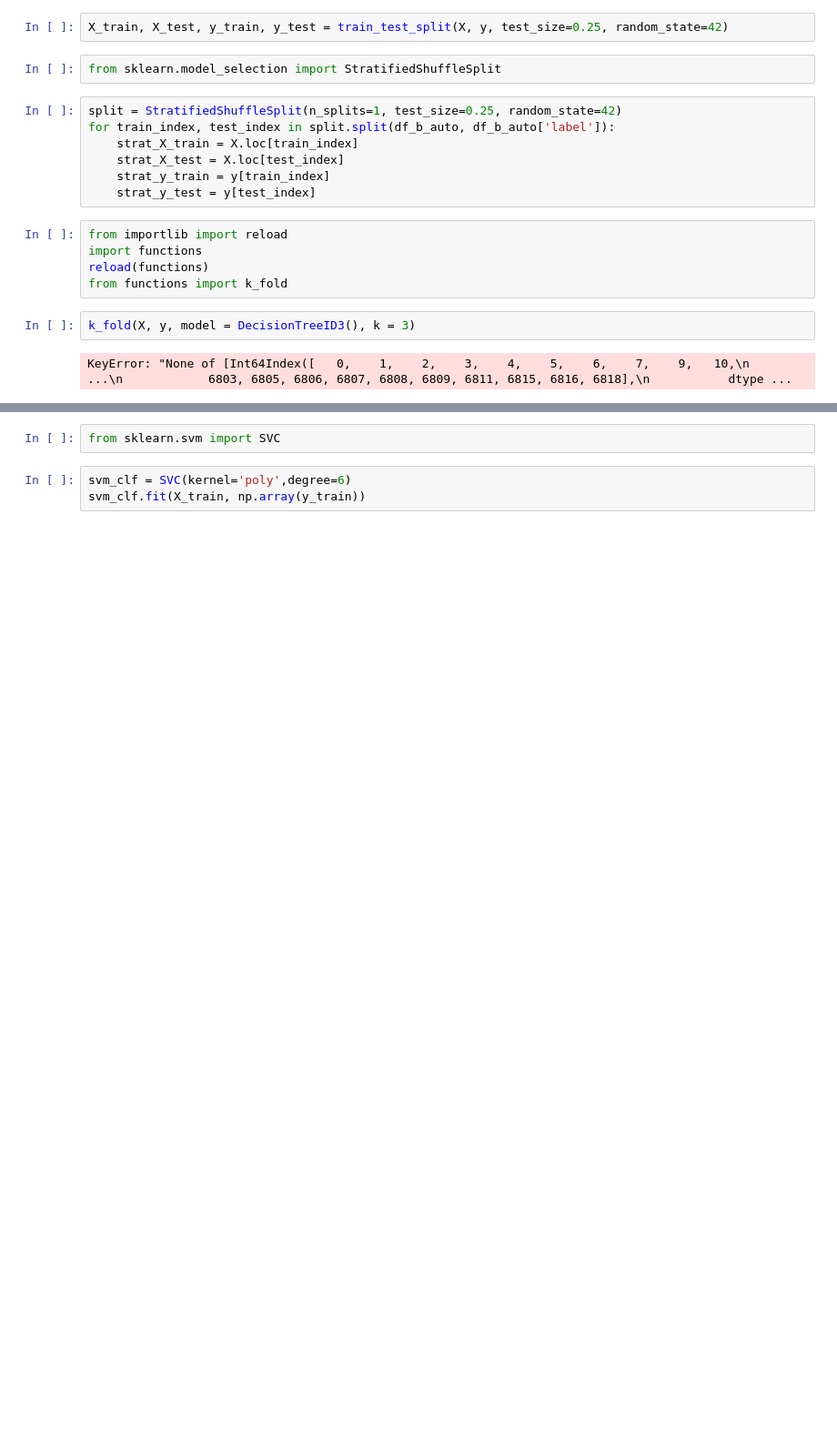
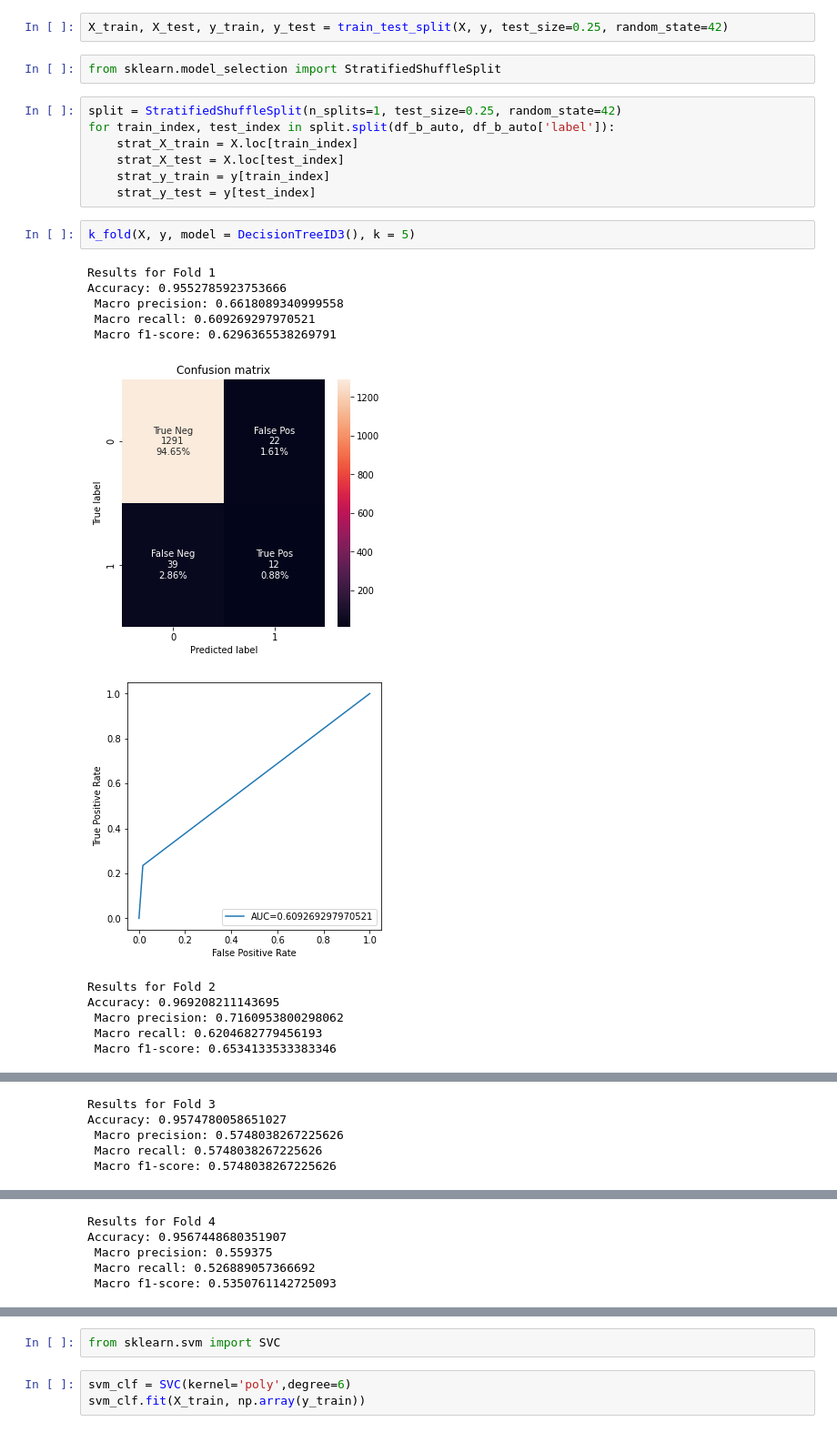
Before and after one commit to JakubSzczepanowski/ForestSVM, a Jupyter notebook: kod/experiments2.ipynb, the cells around one changed output, grey strips where cells are left out. Shown at 91% size. Cells and saved outputs as stored; diff of their text form; blank space fills up the shorter version.

```diff
--- a/kod/experiments2.ipynb
+++ b/kod/experiments2.ipynb
@@ -1020,12 +1026,18 @@ for train_index, test_index in split.split(df_b_auto, df_b_auto['label']):
     strat_X_test = X.loc[test_index]
     strat_y_train = y[train_index]
     strat_y_test = y[test_index]
-# %%
-from importlib import reload
-import functions
-reload(functions)
-from functions import k_fold
 # %%
-k_fold(X, y, model = DecisionTreeID3(), k = 3)
+k_fold(X, y, model = DecisionTreeID3(), k = 5)
 # %% [output]
-KeyError: "None of [Int64Index([   0,    1,    2,    3,    4,    5,    6,    7,    9,   10,\n            ...\n            6803, 6805, 6806, 6807, 6808, 6809, 6811, 6815, 6816, 6818],\n           dtype ...
+Results for Fold 1
+Accuracy: 0.9552785923753666
+ Macro precision: 0.6618089340999558
+ Macro recall: 0.609269297970521
+ Macro f1-score: 0.6296365538269791
+[figure, added]
+[figure, added]
+Results for Fold 2
+Accuracy: 0.969208211143695
+ Macro precision: 0.7160953800298062
+ Macro recall: 0.6204682779456193
+ Macro f1-score: 0.6534133533383346
@@ -1031,0 +1046,5 @@ KeyError: "None of [Int64Index([   0,    1,    2,    3,    4,    5,    6,    7,
+Results for Fold 3
+Accuracy: 0.9574780058651027
+ Macro precision: 0.5748038267225626
+ Macro recall: 0.5748038267225626
+ Macro f1-score: 0.5748038267225626
@@ -1031,0 +1053,5 @@ KeyError: "None of [Int64Index([   0,    1,    2,    3,    4,    5,    6,    7,
+Results for Fold 4
+Accuracy: 0.9567448680351907
+ Macro precision: 0.559375
+ Macro recall: 0.526889057366692
+ Macro f1-score: 0.5350761142725093
```
Also changed, not shown: parts of 29 cells of this notebook, 1 other file.
